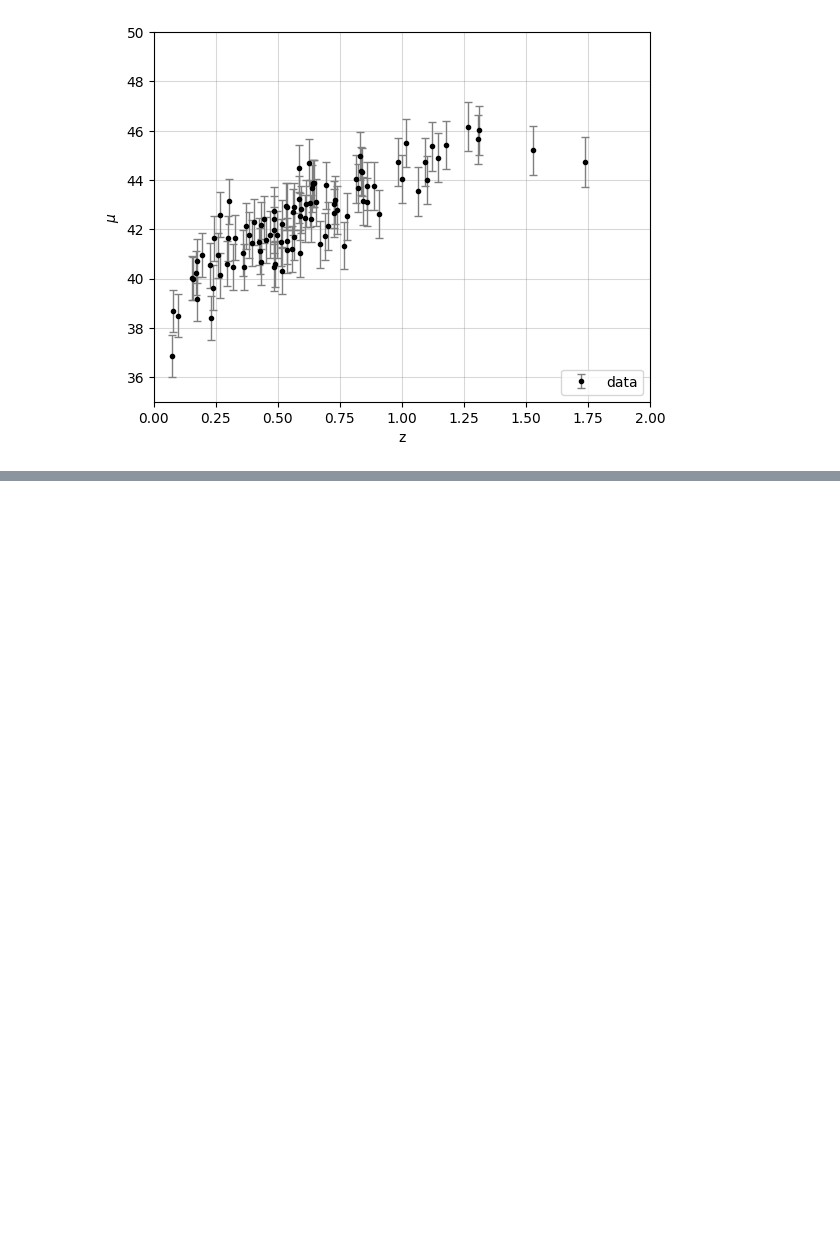
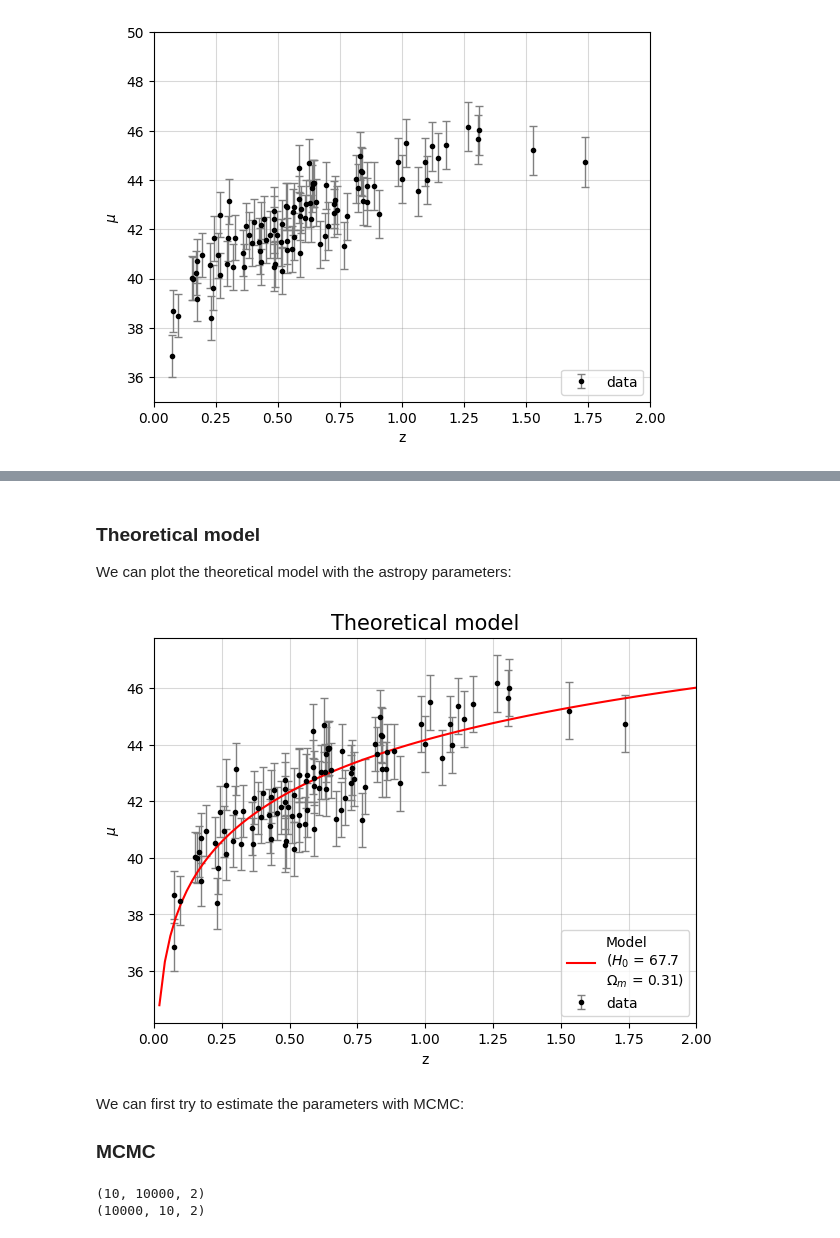
Before and after one commit to Alice-Palladino/astrostatistics_bicocca_2024, a Jupyter notebook: working/L18 - Supernovae distances and redshifts (part 2).ipynb, the cells around one changed output, grey strips where cells are left out. Drawn from its saved outputs; the diff is of its cells as text; code cells hidden in the pictures; blank space fills up the shorter version.

Commit message:
Finished MCMC, Nested Sampling, cloning

```diff
--- a/working/L18 - Supernovae distances and redshifts (part 2).ipynb
+++ b/working/L18 - Supernovae distances and redshifts (part 2).ipynb
@@ -57,0 +99,39 @@ plt.show()
+# %% [markdown]
+
+### Theoretical model
+
+We can plot the theoretical model with the astropy parameters:
+# %%
+def model(z, H0, Om):
+
+    cosmo_tmp = LambdaCDM(H0=H0, Om0=Om, Ode0=1-Om)
+    mu_model = cosmo_tmp.distmod(z).value
+    return  mu_model
+# %%
+# Theoretical values:
+Om_theo = Planck18.Om0
+H0_theo = Planck18.H0.value
+
+grid_theo_model = np.linspace(0, 2, 100)[1:]
+mu_theo_model = model(grid_theo_model, H0_theo, Om_theo)
+
+plt.figure(figsize=(7, 5))
+
+plt.errorbar(z_sample, mu_sample, dmu, fmt='.k', ecolor='gray', capsize=3, lw=1, label='data')
+
+plt.plot(grid_theo_model, mu_theo_model, ls = '-', color = 'red', lw = 1.5, label = 'Model\n($H_0$ = %.1f\n$\\Omega_m$ = %.2f)' % (H0_theo, Om_theo))
+
+plt.xlabel('z')
+plt.ylabel('$\\mu$')
+plt.title('Theoretical model', fontsize = 15)
+plt.legend(loc='lower right')
+plt.grid(alpha=0.3, c='gray')
+plt.xlim(0,2)
+
+plt.show()
+# %% [output]
+[figure, added]
+# %% [markdown]
+We can first try to estimate the parameters with MCMC:
+
+### MCMC
@@ -57,0 +171,6 @@ plt.show()
+# %%
+print(sampler.chain.shape)     # (nwalkers x nsteps x ndim)
+print(samples.shape)     # (nsteps x nwalkers x ndim)
+# %% [output]
+(10, 10000, 2)
+(10000, 10, 2)
```
Also changed, not shown: parts of 47 cells of this notebook.
